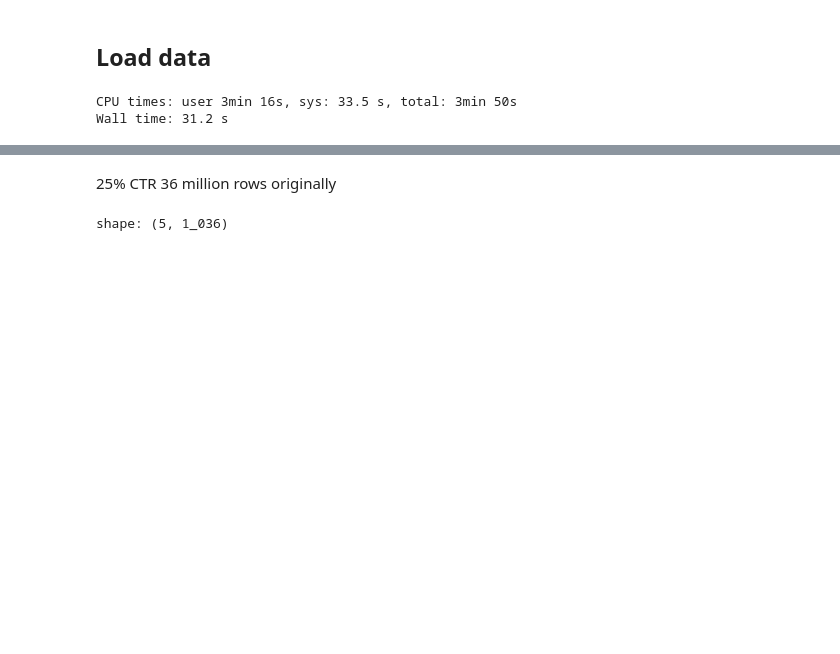
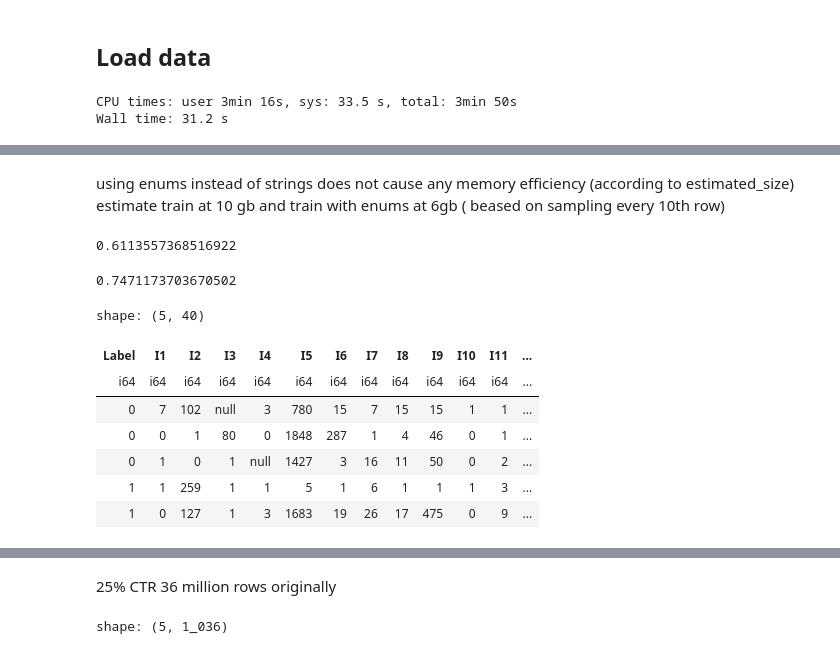
Before and after one commit to seanv507/criteo_boost, a Jupyter notebook: criteo.ipynb, the cells around one changed output, grey strips where cells are left out. Saved outputs shown, nothing was run; the diff lists cells and outputs as text; code cells hidden in the pictures; blank space fills up the shorter version.

```diff
--- a/criteo.ipynb
+++ b/criteo.ipynb
@@ -304,3 +503,7 @@ train_X, train_y, valid_X, valid_y = get_data(config)
 # %% [output]
 CPU times: user 3min 16s, sys: 33.5 s, total: 3min 50s
 Wall time: 31.2 s
+# %%
+train, valid = load_data(10)
+# %%
+v1 = valid.collect()
@@ -306,0 +540,3 @@ Wall time: 31.2 s
+# %% [markdown]
+using enums instead of strings does not cause any memory efficiency (according to estimated_size)
+estimate train at 10 gb and train with enums at 6gb ( beased on sampling every 10th row)
@@ -306,0 +545,21 @@ Wall time: 31.2 s
+# %%
+t2.estimated_size('gb')
+# %% [output]
+0.6113557368516922
+# %%
+v2 = v1.with_columns([pl.col(c).cast(dt) for c, dt in enums.items()])
+# %%
+v2.estimated_size('gb')
+# %% [output]
+0.7471173703670502
+# %%
+v2.head()
+# %% [output]
+shape: (5, 40)
+| Label | I1 | I2 | I3 | I4 | I5 | I6 | I7 | I8 | I9 | I10 | I11 | ... |
+| i64 | i64 | i64 | i64 | i64 | i64 | i64 | i64 | i64 | i64 | i64 | i64 | ... |
+| 0 | 7 | 102 | null | 3 | 780 | 15 | 7 | 15 | 15 | 1 | 1 | ... |
+| 0 | 0 | 1 | 80 | 0 | 1848 | 287 | 1 | 4 | 46 | 0 | 1 | ... |
+| 0 | 1 | 0 | 1 | null | 1427 | 3 | 16 | 11 | 50 | 0 | 2 | ... |
+| 1 | 1 | 259 | 1 | 1 | 5 | 1 | 6 | 1 | 1 | 1 | 3 | ... |
+| 1 | 0 | 127 | 1 | 3 | 1683 | 19 | 26 | 17 | 475 | 0 | 9 | ... |
```
Also changed, not shown: parts of 171 cells of this notebook, 1 other file.
